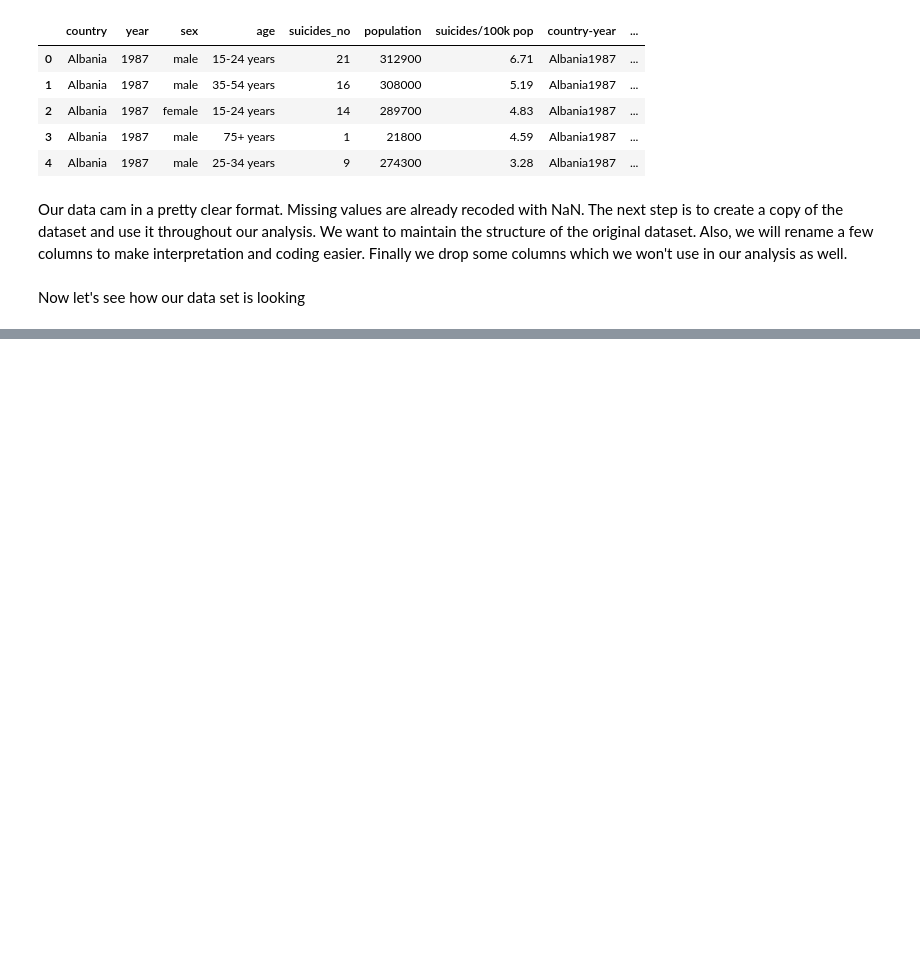
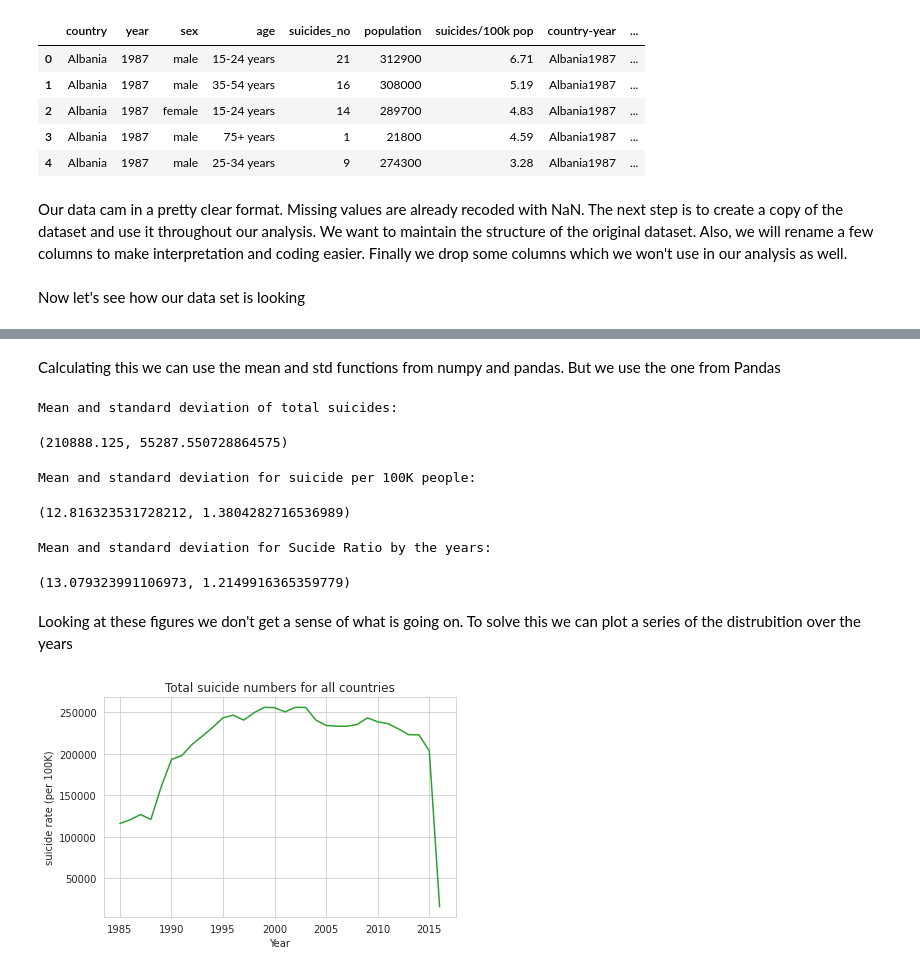
Before and after one commit to KwekuYamoah/Suicide-and-GDP-Case-Study, a Jupyter notebook: Suicide_and_GDP_Case_Study.ipynb, the cells around one changed output, grey strips where cells are left out. Saved outputs shown, nothing was run; the diff lists cells and outputs as text; code cells hidden in the pictures; blank space fills up the shorter version.

```diff
--- a/Suicide_and_GDP_Case_Study.ipynb
+++ b/Suicide_and_GDP_Case_Study.ipynb
@@ -134,6 +145,11 @@ df.rename(columns = {
 #Dropping country-year
 df = df.drop('country-year', axis=1)
 
+#Dropping HDI_for_year due to the number of missing value
+#HDI_for_year won't be used in our analysis
+df = df.drop(columns='HDI_for_year')
+
+
 #Values for gdp per year are strings. Fixing to a float
 df.gdp_for_year = df.gdp_for_year.apply(lambda x: float(''.join(x.split(','))))
 # %% [markdown]
@@ -149,0 +157,3 @@ df.head()
+# %%
+df = df[df['year']!='2016']
+df.head(10)
@@ -149,0 +177,22 @@ df.head()
+# %%
+#Creating an aggregate dictionary to get the essential elements of the dataset
+agg_dict = {'country':'nunique', 'age':'nunique',
+            'population':'sum',
+            'total_suicides':'sum',
+            'suicides_per_100k':'mean'}
+#Query to display  the dataset
+dataset = df.query('year >= 1985')
+
+#Grouping by year using the features of agg_dict
+dataset = dataset[['year', 'country',
+                       'age', 'population',
+                       'total_suicides',
+                       'suicides_per_100k']].groupby('year').agg(agg_dict)
+#Rename columns
+'''dataset.rename(columns={'country':'Distinct Countries', 'age':'Age groups',
+                          'population':'Sum of Population', 'total_suicides':'Sum of Suicides',
+                          'suicides_per_100k':'Avg Suicides Ratio per 100k'}, inplace=True)'''
+#Calculating sucide ratio as Sum of Suicides/Sum of Population
+dataset['calc_suicide_ratio'] = 1e5 * dataset['total_suicides'] / dataset['population']
+
+dataset
@@ -149,0 +226,39 @@ df.head()
+# %% [markdown]
+Calculating this we can use the mean and std functions from numpy and pandas. But we use the one from Pandas
+# %%
+#Mean for total sucides from 1985-2015
+mean_tol = dataset['total_suicides'].mean()
+std_tol = dataset['total_suicides'].std()
+print("Mean and standard deviation of total suicides:\n")
+(mean_tol,std_tol)
+# %% [output]
+Mean and standard deviation of total suicides:
+(210888.125, 55287.550728864575)
+# %%
+#Doing above suicide_per_100K
+mean_100_k = dataset['suicides_per_100k'].mean()
+std_100_k = dataset['suicides_per_100k'].std()
+print("Mean and standard deviation for suicide per 100K people:\n")
+(mean_100_k,std_100_k)
+# %% [output]
+Mean and standard deviation for suicide per 100K people:
+(12.816323531728212, 1.3804282716536989)
+# %%
+#Repeating for suicide ratio
+mean_ratio= dataset['calc_suicide_ratio'].mean()
+std_ratio = dataset['calc_suicide_ratio'].std()
+print("Mean and standard deviation for Sucide Ratio by the years:\n")
+(mean_ratio,std_ratio)
+# %% [output]
+Mean and standard deviation for Sucide Ratio by the years:
+(13.079323991106973, 1.2149916365359779)
+# %% [markdown]
+Looking at these figures we don't get a sense of what is going on. To solve this we can plot a series of the distrubition over the years
+# %%
+total_suicides = dataset['total_suicides']
+total_suicides.plot(color="C2", label='Total Suicides')
+decorate(xlabel='Year',
+         ylabel='suicide rate (per 100K)',
+         title='Total suicide numbers for all countries')
+# %% [output]
+[figure, added]
```
Also changed, not shown: parts of 22 cells of this notebook.
